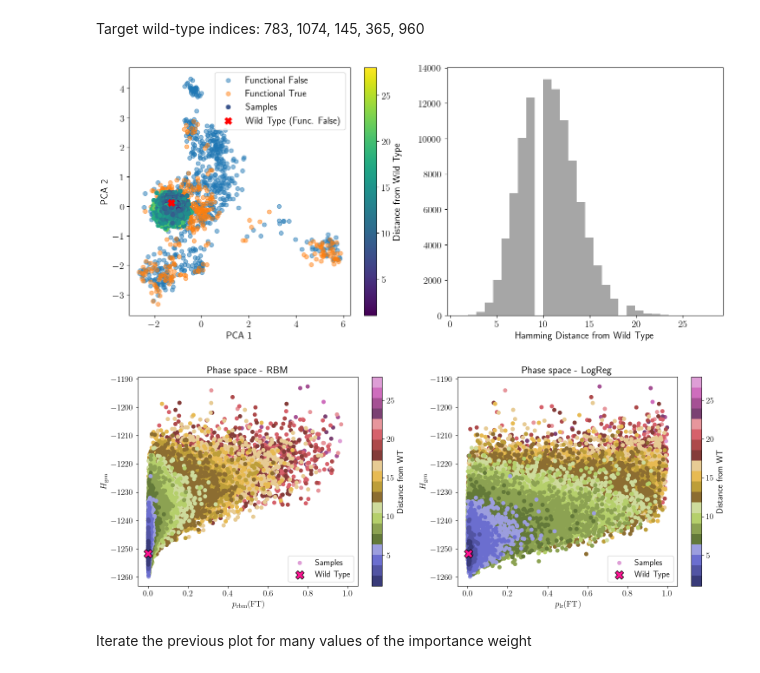
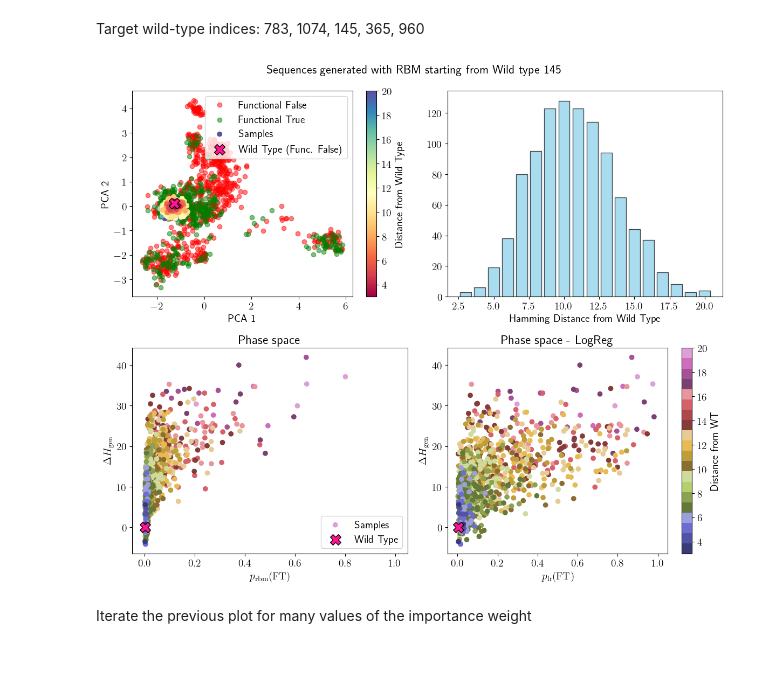
Before and after one commit to spqb/thermostable-ribozymes, a Jupyter notebook: notebooks/analysis_CM.ipynb, the cells around one changed output. Drawn from its saved outputs; the diff is of its cells as text; code cells hidden in the pictures.

```diff
--- a/notebooks/analysis_CM.ipynb
+++ b/notebooks/analysis_CM.ipynb
@@ -40,12 +40,15 @@ from annadca.plot import plot_PCA
 from adabmDCA.fasta import get_tokens
 from adabmDCA.stats import get_freq_single_point, get_freq_two_points, get_correlation_two_points
 from adabmDCA.fasta import decode_sequence, encode_sequence
+from adabmDCA.statmech import compute_energy
+from adabmDCA.io import load_params
 
 
 fname_data = "../data/CM/Natural_CM.csv"
 fname_gen = "../data/CM/Generated_CM.csv"
-fname_model = "../models/CM_H1000_lr0.001_params.h5"
-fname_chains = "../models/CM_H1000_lr0.001_chains.fasta"
+fname_model = "../models/CM/RBM/CM_H1000_lr0.001_params.h5"
+fname_chains = "../models/CM/RBM/CM_H1000_lr0.001_chains.fasta"
+fname_params_bmDCA = "../models/CM/bmDCA/bmDCA_params.dat"
 
 device = torch.device("cuda" if torch.cuda.is_available() else "cpu")
 dtype = torch.float32
@@ -81,6 +84,9 @@ rbm = annaRBMcat()
 rbm.load(fname_model, device=device, dtype=dtype)
 chains = rbm.load_chains(filename=fname_chains, alphabet=tokens, device=device, dtype=dtype)
 labels_chains = dataset.to_label(chains["label"])
+
+# load bmDCA parameters
+bmDCA_params = load_params(fname_params_bmDCA, device=device, dtype=dtype, tokens=tokens)
 # %%
 import matplotlib.pyplot as plt
 from sklearn.decomposition import PCA
@@ -379,5 +444,5 @@ wt_pca = pca.transform(wild_type.view(1, -1).cpu().numpy())
 # %%
-num_samples = 100000
+num_samples = 1000
 ngibbs = 5000
 is_strength = 2.2
 gen_strength = 1.0
@@ -386,77 +451,48 @@ label_strength = 8.0
 samples = importance_sampling(
     rbm=rbm,
     num_samples=num_samples,
     wild_type=wild_type,
     target_label_oh=target_label_oh,
     ngibbs=ngibbs,
     is_strength=is_strength,
     gen_strength=gen_strength,
     label_strength=label_strength,
 )
 
 samples_pca = pca.transform(samples["visible"].view(len(samples["visible"]), -1).cpu().numpy())
 distances = get_distance_from_wt(
     wt=wild_type,
     samples=samples,
-)
-
-fig, ax = plt.subplots(1, 2, figsize=(13, 6), dpi=100)
-ax[0].scatter(data_proj[functional_false_mask, 0], -data_proj[functional_false_mask, 1], label='Functional False', alpha=0.5)
-ax[0].scatter(data_proj[~functional_false_mask, 0], -data_proj[~functional_false_mask, 1], label='Functional True', alpha=0.5)
-sc = ax[0].scatter(samples_pca[:, 0], -samples_pca[:, 1], c=distances.cpu().numpy(), cmap='viridis', label='Samples')
-ax[0].scatter(wt_pca[:, 0], -wt_pca[:, 1], marker="X", s=100, c='red', label='Wild Type (Func. False)')
-ax[0].legend()
-ax[0].set_xlabel("PCA 1")
-ax[0].set_ylabel("PCA 2")
-# colorbar
-cbar = plt.colorbar(sc, ax=ax[0])
-cbar.set_label(r"Distance from Wild Type")
-
-ax[1].hist(distances.cpu().numpy(), bins=30, color='gray', alpha=0.7)
-ax[1].set_xlabel("Hamming Distance from Wild Type")
-
-fig.tight_layout();
-
+).cpu().numpy()
 Hgen, p_rbm = get_energy_contributions(
     rbm=rbm,
     samples=samples,
     target_label_oh=target_label_oh,
 )
 p_lr = get_prob_logreg(samples, target_label_oh)
 Hgen_wt, p_rbm_wt = get_energy_contributions(
     rbm=rbm,
     samples={"visible": wild_type.unsqueeze(0)},
     target_label_oh=target_label_oh,
 )
 
 p_lr_wt = get_prob_logreg({"visible": wild_type.unsqueeze(0)}, target_label_oh)
-fig, ax = plt.subplots(1, 2, figsize=(15, 6), dpi=100)
 
-idx = np.argsort(distances.cpu().numpy())[::-1]
-sc0 = ax[0].scatter(p_rbm.cpu().numpy()[idx], Hgen.cpu().numpy()[idx], c=distances.cpu().numpy()[idx], cmap="tab20b", label=f"Samples")
-ax[0].set_ylabel(r"$H_{\mathrm{gen}}$")
-ax[0].set_xlabel(r"$p_{\mathrm{rbm}}(\mathrm{FT})$")
-ax[0].set_title(f"Phase space - RBM")
-ax[0].scatter(p_rbm_wt.item(), Hgen_wt.item(), marker="X", s=200, c='deeppink', label='Wild Type', edgecolor='black')
-ax[0].set_xlim(-0.05, 1.05)
-ax[0].legend()
-
-sc1 = ax[1].scatter(p_lr[idx], Hgen.cpu().numpy()[idx], c=distances.cpu().numpy()[idx], cmap="tab20b", label=f"Samples")
-ax[1].set_ylabel(r"$H_{\mathrm{gen}}$")
-ax[1].set_xlabel(r"$p_{\mathrm{lr}}(\mathrm{FT})$")
-ax[1].set_title(f"Phase space - LogReg")
-ax[1].scatter(p_lr_wt.item(), Hgen_wt.item(), marker="X", s=200, c='deeppink', label='Wild Type', edgecolor='black')
-ax[1].set_xlim(-0.05, 1.05)
-ax[1].legend()
-
-cbar0 = plt.colorbar(sc0, ax=ax[0])
-cbar0.set_label(r"Distance from WT")
-
-cbar1 = plt.colorbar(sc1, ax=ax[1])
-cbar1.set_label(r"Distance from WT")
-
-fig.tight_layout()
+plot_summary(
+    samples_pca=samples_pca,
+    wild_type_pca=wt_pca,
+    data_pca=data_proj,
+    functional_false_mask=functional_false_mask,
+    idx_wt=idx_wt,
+    distances=distances,
+    energies=Hgen.cpu().numpy(),
+    p_rbm=p_rbm.cpu().numpy(),
+    p_lr=p_lr,
+    energy_wt=Hgen_wt.item(),
+    p_rbm_wt=p_rbm_wt.item(),
+    p_lr_wt=p_lr_wt.item(),
+    title=f"Sequences generated with RBM starting from Wild type {idx_wt}",
+)
 # %% [output]
-[figure, old version]
+[figure, new version]
-[figure, removed]
 # %%
```
Also changed, not shown: parts of 17 cells of this notebook, 15 other files.
